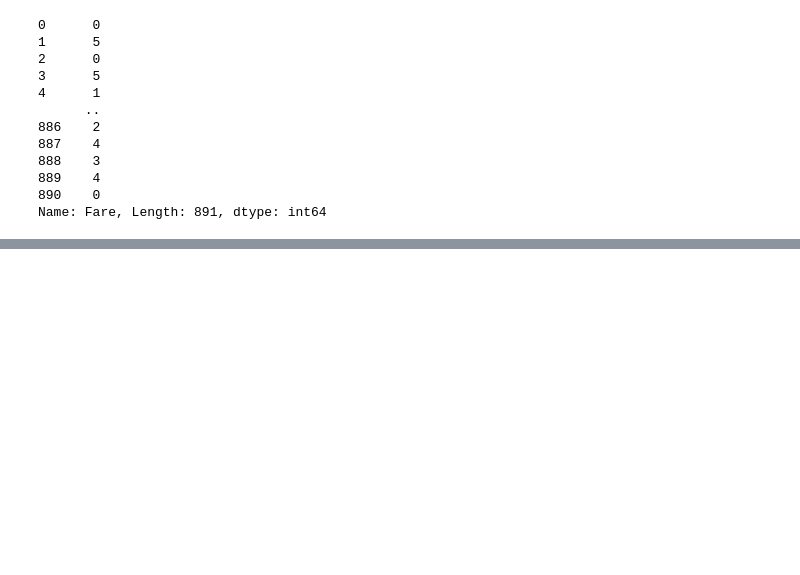
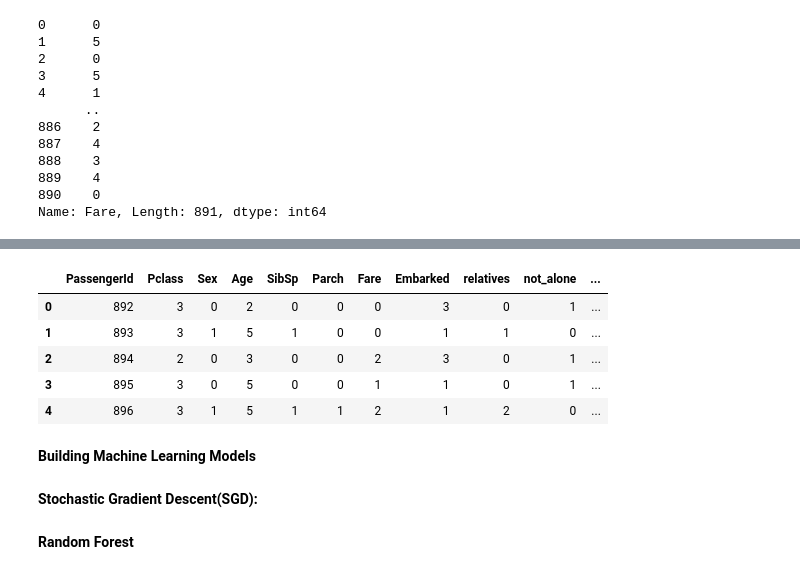
Before and after one commit to sunnylistax25/Titanic, a Jupyter notebook: Titanic.ipynb, the cells around one changed output, grey strips where cells are left out. Saved outputs shown, nothing was run; the diff lists cells and outputs as text; code cells hidden in the pictures; blank space fills up the shorter version.

```diff
--- a/Titanic.ipynb
+++ b/Titanic.ipynb
@@ -461,0 +508,11 @@ Name: Fare, Length: 891, dtype: int64
+# %%
+test_df.head()
+# %% [output]
+|  | PassengerId | Pclass | Sex | Age | SibSp | Parch | Fare | Embarked | relatives | not_alone | ... |
+| 0 | 892 | 3 | 0 | 2 | 0 | 0 | 0 | 3 | 0 | 1 | ... |
+| 1 | 893 | 3 | 1 | 5 | 1 | 0 | 0 | 1 | 1 | 0 | ... |
+| 2 | 894 | 2 | 0 | 3 | 0 | 0 | 2 | 3 | 0 | 1 | ... |
+| 3 | 895 | 3 | 0 | 5 | 0 | 0 | 1 | 1 | 0 | 1 | ... |
+| 4 | 896 | 3 | 1 | 5 | 1 | 1 | 2 | 1 | 2 | 0 | ... |
+# %% [markdown]
+**Building Machine Learning Models**
@@ -461,0 +523,2 @@ Name: Fare, Length: 891, dtype: int64
+# %% [markdown]
+**Stochastic Gradient Descent(SGD):**
@@ -461,0 +535,2 @@ Name: Fare, Length: 891, dtype: int64
+# %% [markdown]
+**Random Forest**
```
Also changed, not shown: parts of 28 cells of this notebook.
